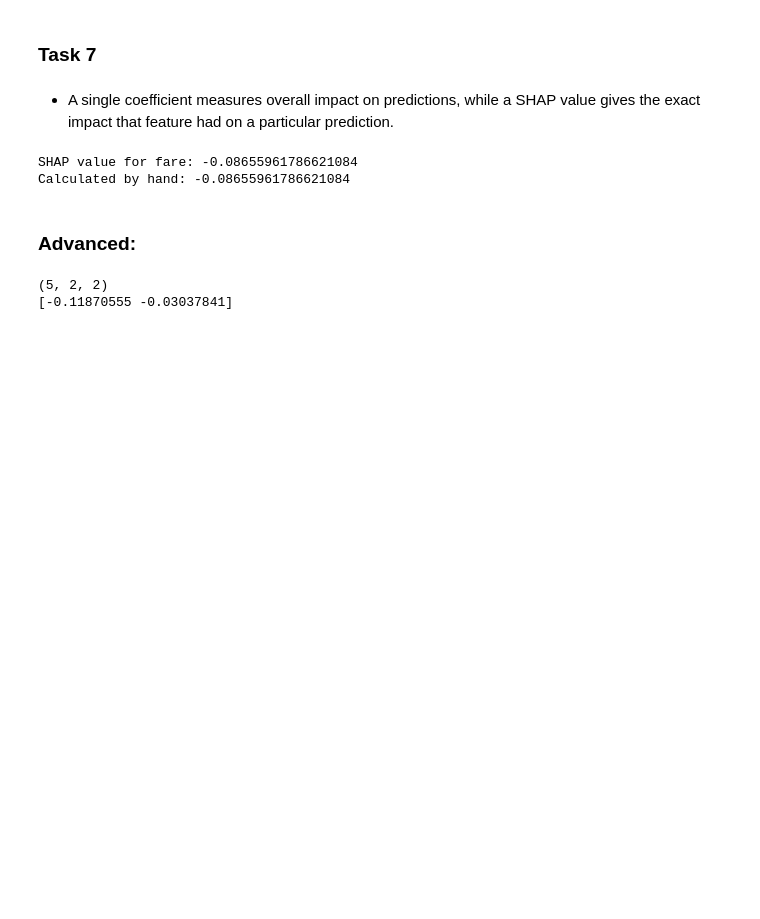
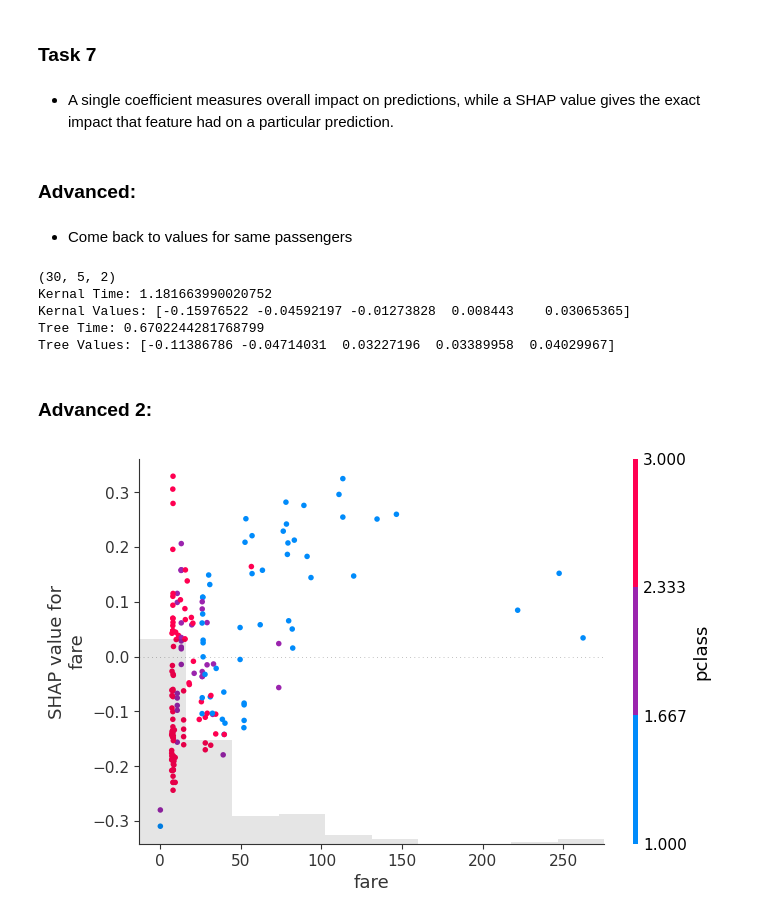
Before and after one commit to S-Shockley/SHAPEx, a Jupyter notebook: shap.ipynb, the cells around one changed output. Saved outputs shown, nothing was run; the diff lists cells and outputs as text; code cells hidden in the pictures; blank space fills up the shorter version.

Commit message:
Started Advanced 2, Advanced 1 WIP

```diff
--- a/shap.ipynb
+++ b/shap.ipynb
@@ -237,14 +237,14 @@ The order is not the same for shap and feature importance. A feature might only
 
 
 masker = shap.maskers.Independent(X_train_log, max_samples=len(X_train_log))
-explainer = shap.LinearExplainer(log_model, masker)
-shap_values = explainer(X_test_log)
+log_explainer = shap.LinearExplainer(log_model, masker)
+log_shap_values = explainer(X_test_log)
 
 
 row = 0
 
 # Reading fare's SHAP value directly
-fare_shap_value = shap_values.values[row][1]
+fare_shap_value = log_shap_values.values[row][1]
 
 # Calculating the same number by hand
 fare_coefficient = log_model.coef_[0][1]
@@ -254,24 +254,47 @@ fare_by_hand = fare_coefficient * (this_fare - average_fare)
 
 print("SHAP value for fare:", fare_shap_value)
 print("Calculated by hand:", fare_by_hand)
-# %% [output]
-SHAP value for fare: -0.08655961786621084
-Calculated by hand: -0.08655961786621084
 # %% [markdown]
 ### Advanced:
+# %% [markdown]
+- Come back to values for same passengers
 # %%
 # A small random sample keeps KernelExplainer fast
 import numpy as np
-background = shap.sample(X_train_log, 5, random_state=42)
+import time
+start_kernal = time.time()
+background = shap.sample(X_train, 10, random_state=42)
+kernel_explainer = shap.KernelExplainer(
+    rf_model.predict_proba, background
+)
+kernel_shap_values = kernel_explainer.shap_values(X_test.iloc[:30])
+time_kernal = time.time() - start_kernal
 
-kernel_explainer = shap.KernelExplainer(
-    log_model.predict_proba, background
-)
-
-kernel_shap_values = kernel_explainer.shap_values(X_test_log.iloc[:5])
+start_tree = time.time()
+shap_values = explainer(X_test)
+values = shap_values.values[0, :, 1]
+time_tree = time.time() - start_tree
 
 print(np.array(kernel_shap_values).shape)
-print(kernel_shap_values[0, :, 1])
+print(f'Kernal Time: {time_kernal}')
+print(f'Kernal Values: {kernel_shap_values[0, :, 1]}')
+
+print(f'Tree Time: {time_tree}')
+print(f'Tree Values: {shap_values.values[0, :, 1]}')
 # %% [output]
-(5, 2, 2)
-[-0.11870555 -0.03037841]
+(30, 5, 2)
+Kernal Time: 1.181663990020752
+Kernal Values: [-0.15976522 -0.04592197 -0.01273828  0.008443    0.03065365]
+Tree Time: 0.6702244281768799
+Tree Values: [-0.11386786 -0.04714031  0.03227196  0.03389958  0.04029967]
+# %% [markdown]
+### Advanced 2:
+# %%
+sv_class1 = shap_values[:, :, 1]
+
+shap.plots.scatter(
+    sv_class1[:, "fare"],
+    color=sv_class1[:, "pclass"]
+)
+# %% [output]
+[figure, added]
```
Also changed, not shown: parts of 1 cell of this notebook.
